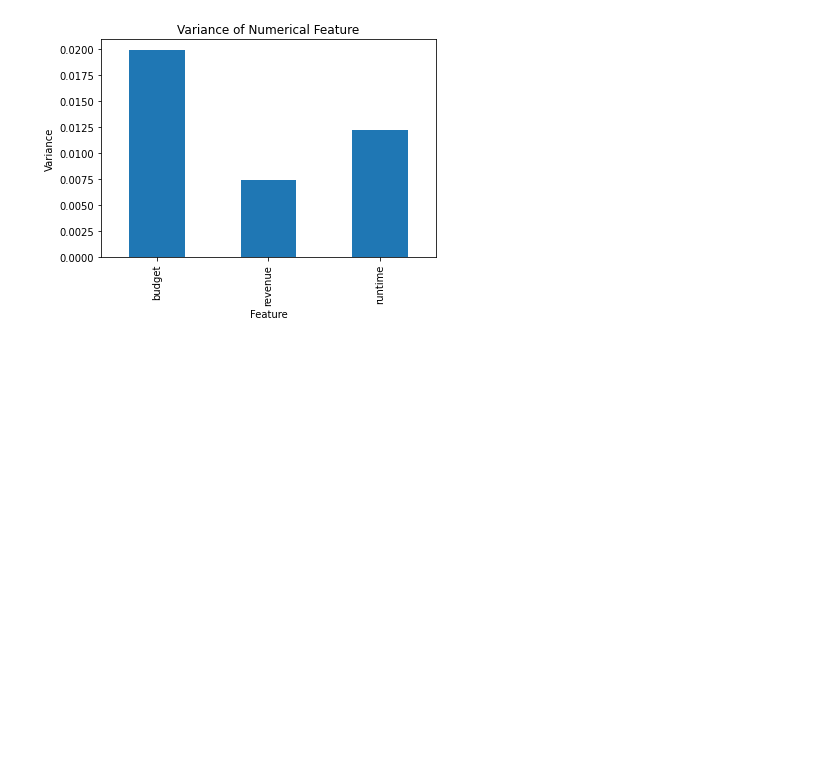
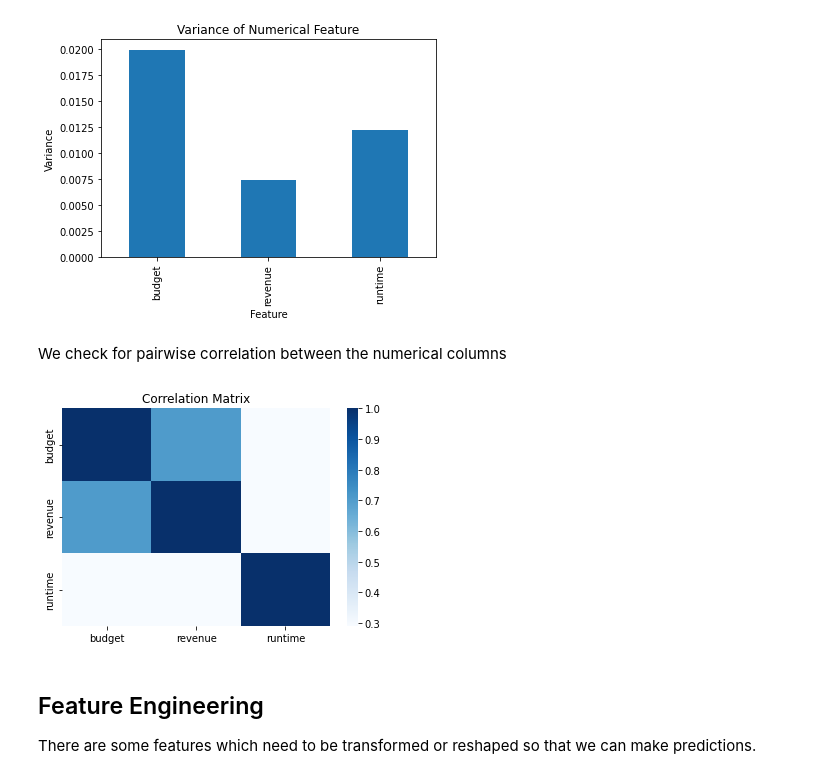
Before and after one commit to vibrantlychee/big-movie-data, a Jupyter notebook: flop_or_not.ipynb, the cells around one changed output. Cells and saved outputs as stored; diff of their text form; code cells hidden in the pictures; blank space fills up the shorter version.

```diff
--- a/flop_or_not.ipynb
+++ b/flop_or_not.ipynb
@@ -236,3 +239,21 @@ plt.draw()
 plt.show()
 # %% [output]
 [figure]
+# %% [markdown]
+We check for pairwise correlation between the numerical columns
+# %%
+numerical_cols = ["budget", "revenue", "runtime"]
+
+# # visualise
+fig = plt.figure(facecolor="white")
+sb.heatmap(data_obv_dropped[numerical_cols].corr(), cmap="Blues")
+
+plt.title("Correlation Matrix")
+
+plt.show()
+# %% [output]
+[figure, added]
+# %% [markdown]
+## Feature Engineering
+
+There are some features which need to be transformed or reshaped so that we can make predictions.
```
Also changed, not shown: parts of 8 cells of this notebook.
